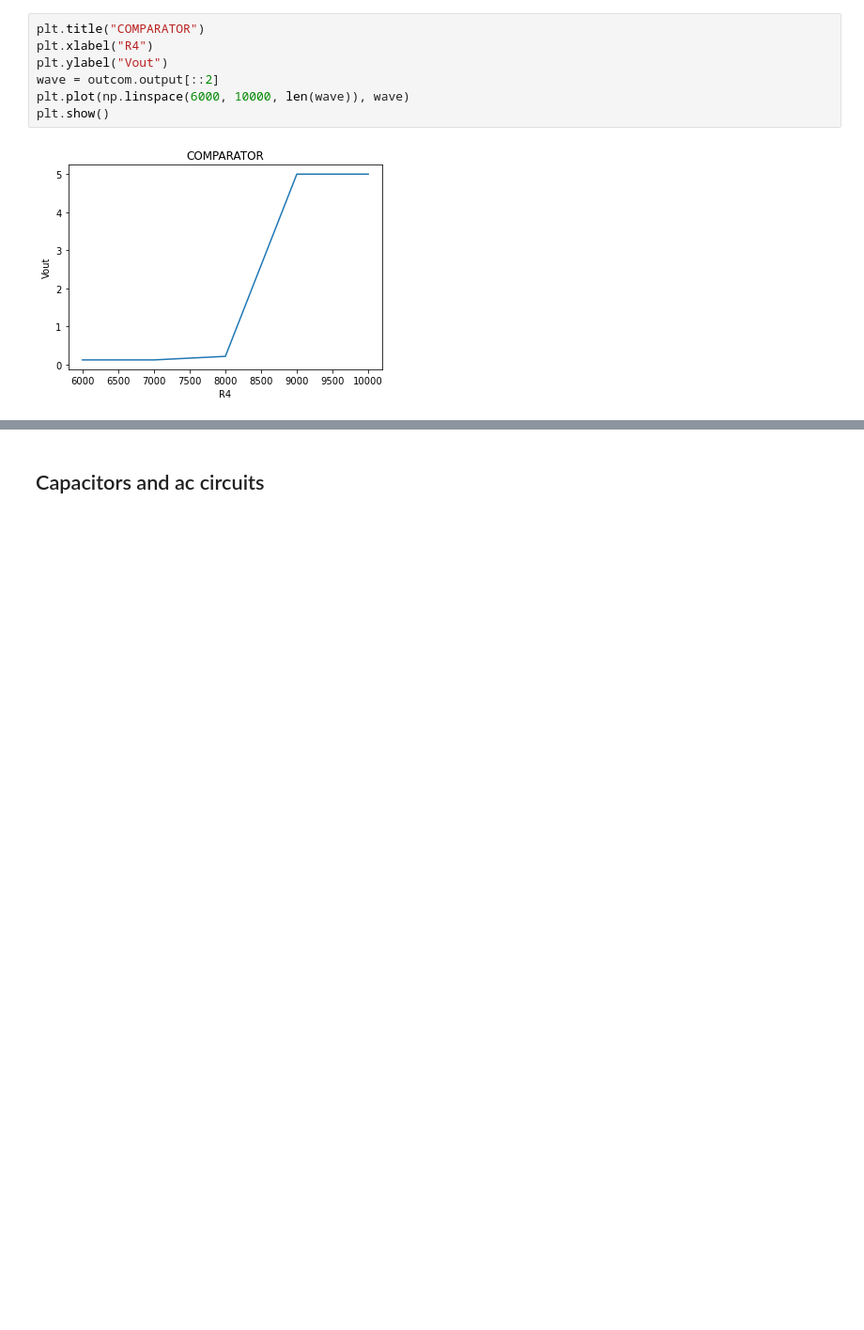
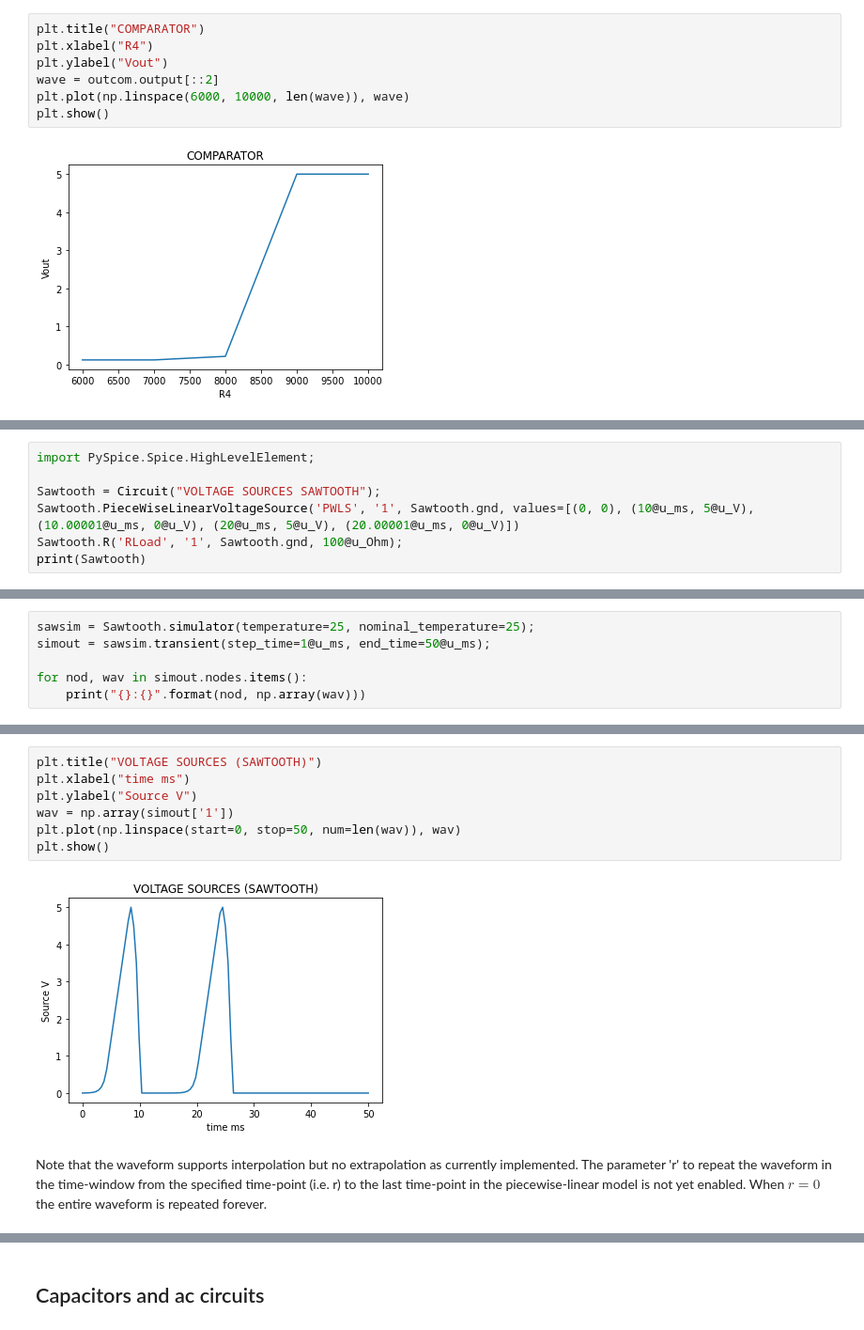
Before and after one commit to sunbee/ArtofElectronics, a Jupyter notebook: AoE_Chapter01.ipynb, the cells around one changed output, grey strips where cells are left out. Shown: that part at 94% size. Drawn from its saved outputs; the diff is of its cells as text; blank space fills up the shorter version.

```diff
--- a/AoE_Chapter01.ipynb
+++ b/AoE_Chapter01.ipynb
@@ -762,0 +772,7 @@ Several other waveforms are shown (**Fig 1.20 through 1.24**).
+# %%
+import PySpice.Spice.HighLevelElement;
+
+Sawtooth = Circuit("VOLTAGE SOURCES SAWTOOTH");
+Sawtooth.PieceWiseLinearVoltageSource('PWLS', '1', Sawtooth.gnd, values=[(0, 0), (10@u_ms, 5@u_V), (10.00001@u_ms, 0@u_V), (20@u_ms, 5@u_V), (20.00001@u_ms, 0@u_V)])
+Sawtooth.R('RLoad', '1', Sawtooth.gnd, 100@u_Ohm);
+print(Sawtooth)
@@ -762,0 +783,6 @@ Several other waveforms are shown (**Fig 1.20 through 1.24**).
+# %%
+sawsim = Sawtooth.simulator(temperature=25, nominal_temperature=25);
+simout = sawsim.transient(step_time=1@u_ms, end_time=50@u_ms);
+
+for nod, wav in simout.nodes.items():
+    print("{}:{}".format(nod, np.array(wav)))
@@ -762,0 +807,11 @@ Several other waveforms are shown (**Fig 1.20 through 1.24**).
+# %%
+plt.title("VOLTAGE SOURCES (SAWTOOTH)")
+plt.xlabel("time ms")
+plt.ylabel("Source V")
+wav = np.array(simout['1'])
+plt.plot(np.linspace(start=0, stop=50, num=len(wav)), wav)
+plt.show()
+# %% [output]
+[figure, added]
+# %% [markdown]
+Note that the waveform supports interpolation but no extrapolation as currently implemented. The parameter 'r' to repeat the waveform in the time-window from the specified time-point (i.e. r) to the last time-point in the piecewise-linear model is not yet enabled. When $r=0$ the entire waveform is repeated forever.
```
Also changed, not shown: parts of 14 cells of this notebook, 7 other files.
